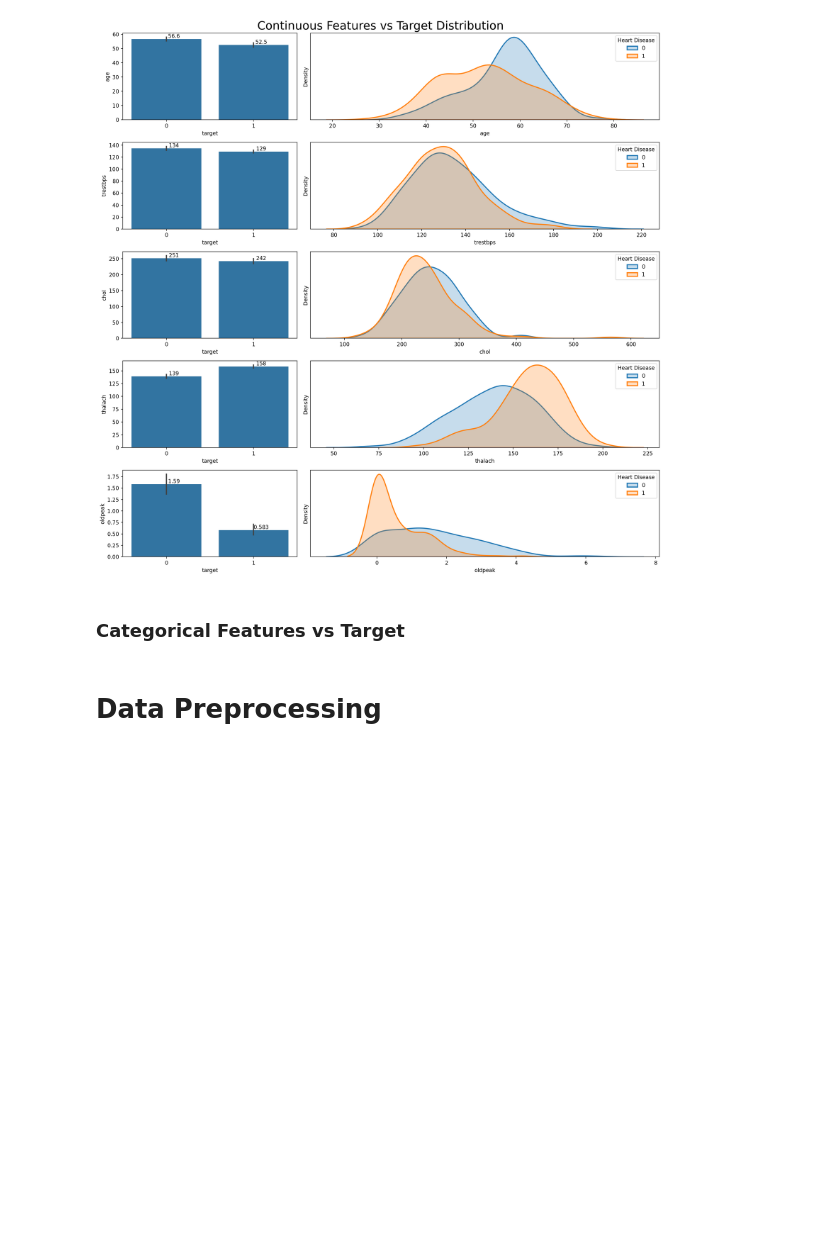
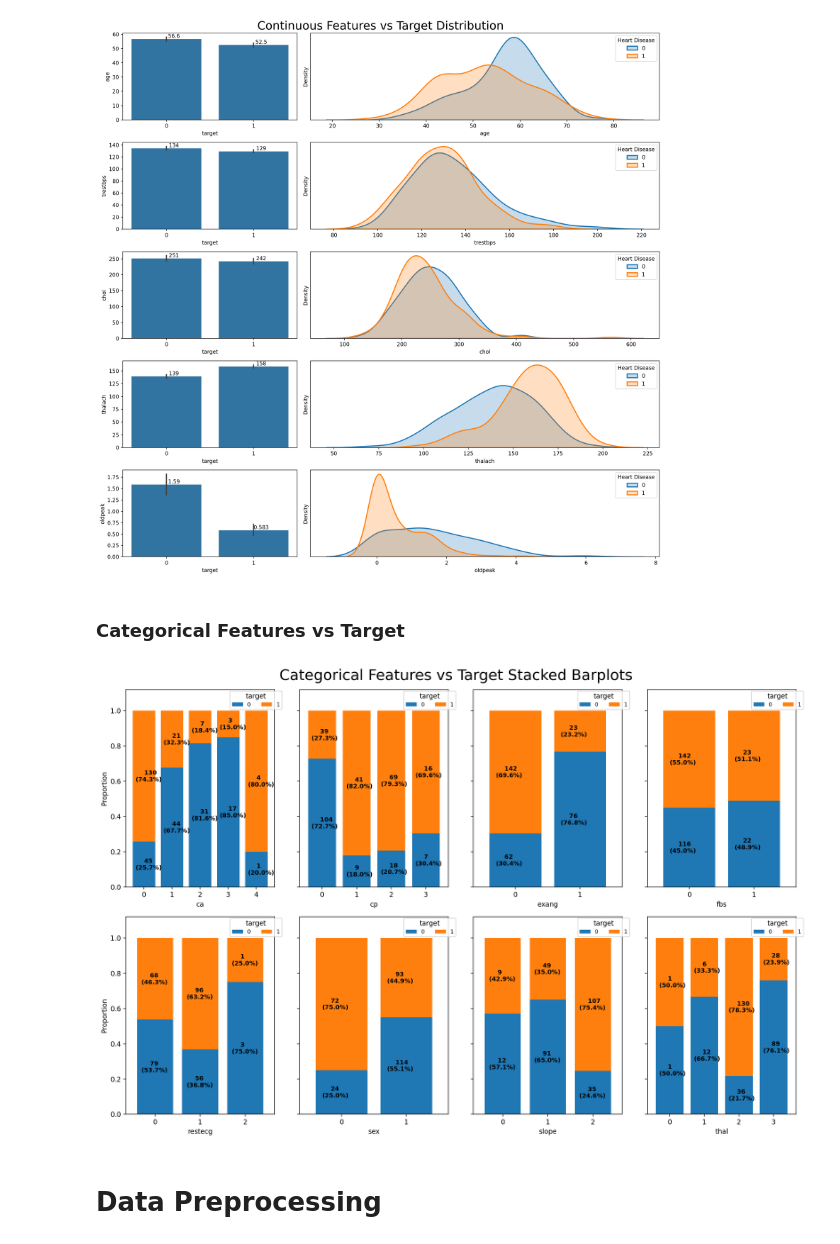
Before and after one commit to aaviix/HEART-DISEASES-PREDICTION-MACHINE-LEARNING-, a Jupyter notebook: heart-disease-prediction.ipynb, the cells around one changed output. Saved outputs shown, nothing was run; the diff lists cells and outputs as text; code cells hidden in the pictures; blank space fills up the shorter version.

```diff
--- a/heart-disease-prediction.ipynb
+++ b/heart-disease-prediction.ipynb
@@ -239,34 +239,36 @@ fig, ax = plt.subplots(nrows=2, ncols=4, figsize=(15,10))
 for i,col in enumerate(categorical_features):
 
     # Create a cross tabulation showing the proportion of purchased and non-purchased loans for each category of the feature
     cross_tab = pd.crosstab(index=df[col], columns=df['target'])
 
     # Using the normalize=True argument gives us the index-wise proportion of the data
     cross_tab_prop = pd.crosstab(index=df[col], columns=df['target'], normalize='index')
 
     # Plot stacked bar charts
     x, y = i//4, i%4
-    cross_tab_prop.plot(kind='bar', ax=ax[x,y], stacked=True, width=0.8, colormap=cmp,
+    cross_tab_prop.plot(kind='bar', ax=ax[x,y], stacked=True, width=0.8,
                         legend=False, ylabel='Proportion', sharey=True)
 
     # Add the proportions and counts of the individual bars to our plot
     for idx, val in enumerate([*cross_tab.index.values]):
         for (proportion, count, y_location) in zip(cross_tab_prop.loc[val],cross_tab.loc[val],cross_tab_prop.loc[val].cumsum()):
             ax[x,y].text(x=idx-0.3, y=(y_location-proportion)+(proportion/2)-0.03,
                          s = f'    {count}\n({np.round(proportion * 100, 1)}%)',
                          color = "black", fontsize=9, fontweight="bold")
 
     # Add legend
     ax[x,y].legend(title='target', loc=(0.7,0.9), fontsize=8, ncol=2)
     # Set y limit
     ax[x,y].set_ylim([0,1.12])
     # Rotate xticks
     ax[x,y].set_xticklabels(ax[x,y].get_xticklabels(), rotation=0)
 
 
 plt.suptitle('Categorical Features vs Target Stacked Barplots', fontsize=22)
 plt.tight_layout()
 plt.show()
+# %% [output]
+[figure, added]
 # %% [markdown]
 # Data Preprocessing
 # %% [markdown]
```
Also changed, not shown: parts of 2 cells of this notebook.
